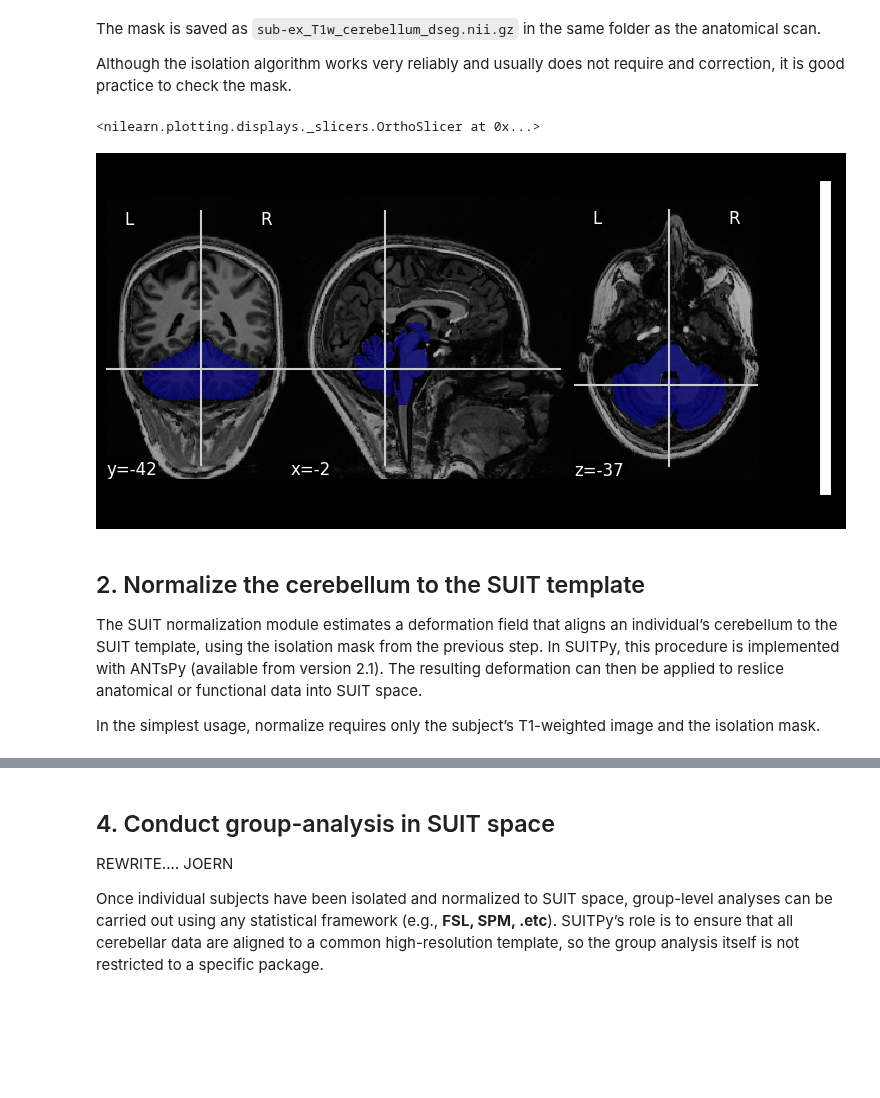
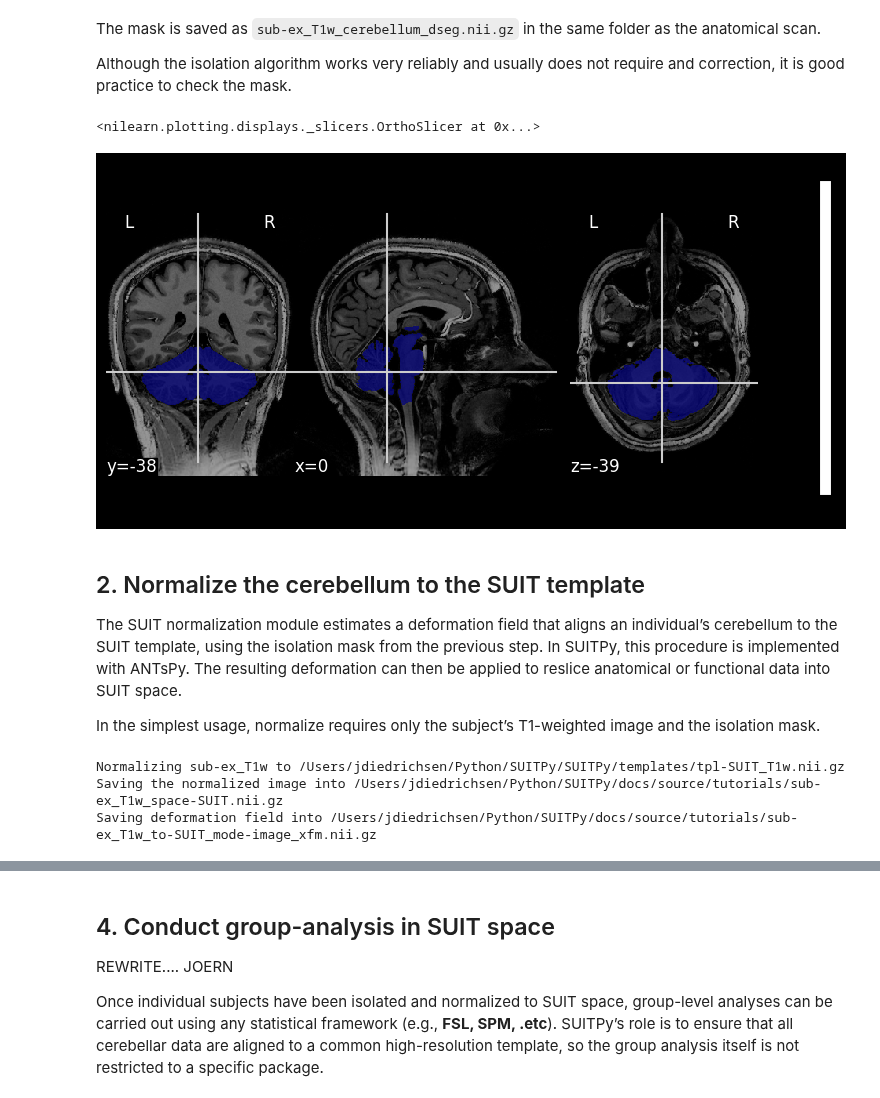
Before and after one commit to DiedrichsenLab/SUITPy, a Jupyter notebook: docs/source/tutorials/1.quickstart_fMRI.ipynb, the cells around one changed output, grey strips where cells are left out. Saved outputs shown, nothing was run; the diff lists cells and outputs as text; code cells hidden in the pictures; blank space fills up the shorter version.

Commit message:
Quickstart tutorial fMRI

```diff
--- a/docs/source/tutorials/1.quickstart_fMRI.ipynb
+++ b/docs/source/tutorials/1.quickstart_fMRI.ipynb
@@ -63,19 +50,22 @@ ANTsImage (LPI)
  Although the isolation algorithm works very reliably and usually does not require and correction, it is good practice to check the mask.
 # %%
 # Visualize the mask on the T1 image
-img = nib.load('sub-02_T1w.nii.gz')
-mask = nib.load('sub-02_cerebellum_dseg.nii.gz')
+img = nib.load('sub-ex_T1w.nii.gz')
+mask = nib.load('sub-ex_T1w_cerebellum_dseg.nii.gz')
 plotting.plot_roi(mask,img)
 # %% [output]
 <nilearn.plotting.displays._slicers.OrthoSlicer at 0x...>
-[figure, old version]
+[figure, new version]
 # %% [markdown]
 ## 2. Normalize the cerebellum to the SUIT template
-The SUIT normalization module estimates a deformation field that aligns an individual’s cerebellum to the SUIT template, using the isolation mask from the previous step. In SUITPy, this procedure is implemented with ANTsPy (available from version 2.1). The resulting deformation can then be applied to reslice anatomical or functional data into SUIT space.
+The SUIT normalization module estimates a deformation field that aligns an individual’s cerebellum to the SUIT template, using the isolation mask from the previous step. In SUITPy, this procedure is implemented with ANTsPy. The resulting deformation can then be applied to reslice anatomical or functional data into SUIT space.
 
 In the simplest usage, normalize requires only the subject’s T1-weighted image and the isolation mask.
 # %%
-# This function normalizes a source image to the SUIT cerebellar template using a provided cerebellum mask.
-mytx = suit.normalize(source_file = 'sub-02_T1w.nii.gz',
-                 mask_file = 'sub-02_T1w_cerebellum_dseg.nii.gz')
+# This function normalizes a source image to the SUIT cerebellar template using a provided cerebellum
+suit.normalize(source_file = 'sub-ex_T1w.nii.gz',mask_file = 'sub-ex_T1w_cerebellum_dseg.nii.gz')
+# %% [output]
+Normalizing sub-ex_T1w to /Users/jdiedrichsen/Python/SUITPy/SUITPy/templates/tpl-SUIT_T1w.nii.gz
+Saving the normalized image into /Users/jdiedrichsen/Python/SUITPy/docs/source/tutorials/sub-ex_T1w_space-SUIT.nii.gz
+Saving deformation field into /Users/jdiedrichsen/Python/SUITPy/docs/source/tutorials/sub-ex_T1w_to-SUIT_mode-image_xfm.nii.gz
 # %% [markdown]
```
Also changed, not shown: parts of 15 cells of this notebook, 1 other file.
